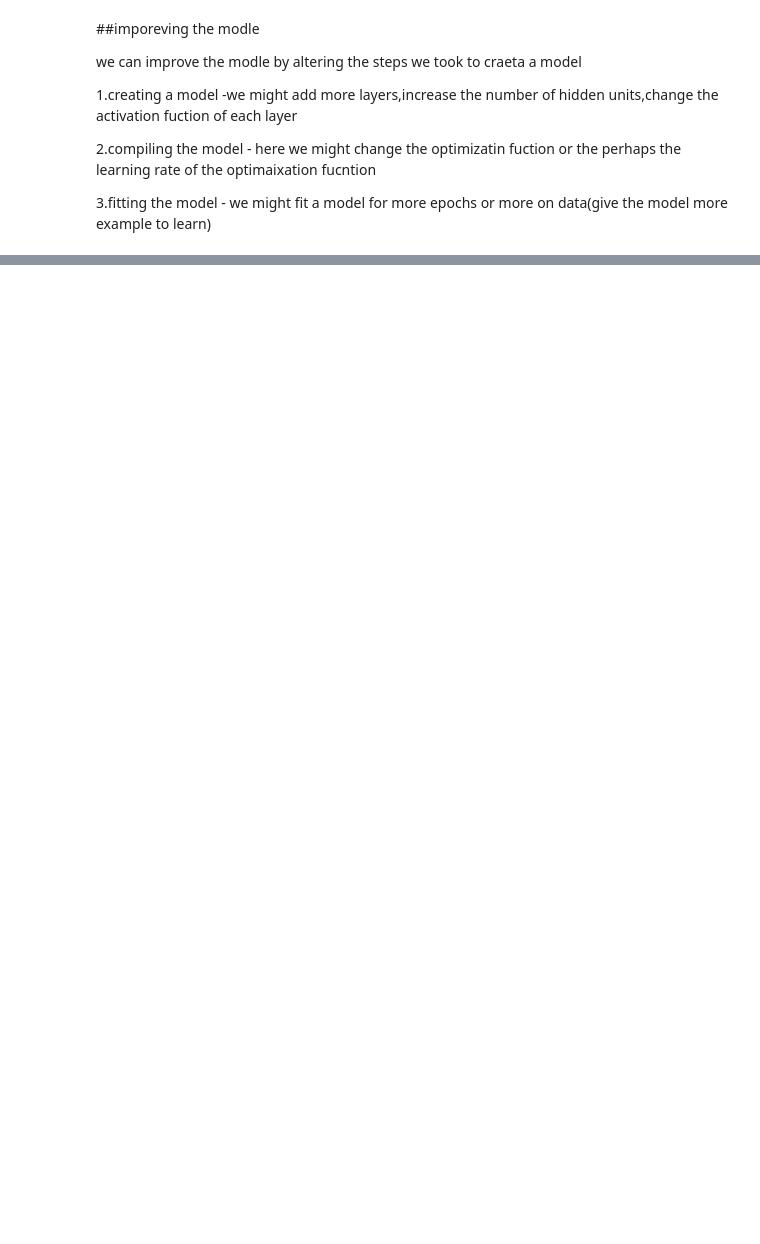
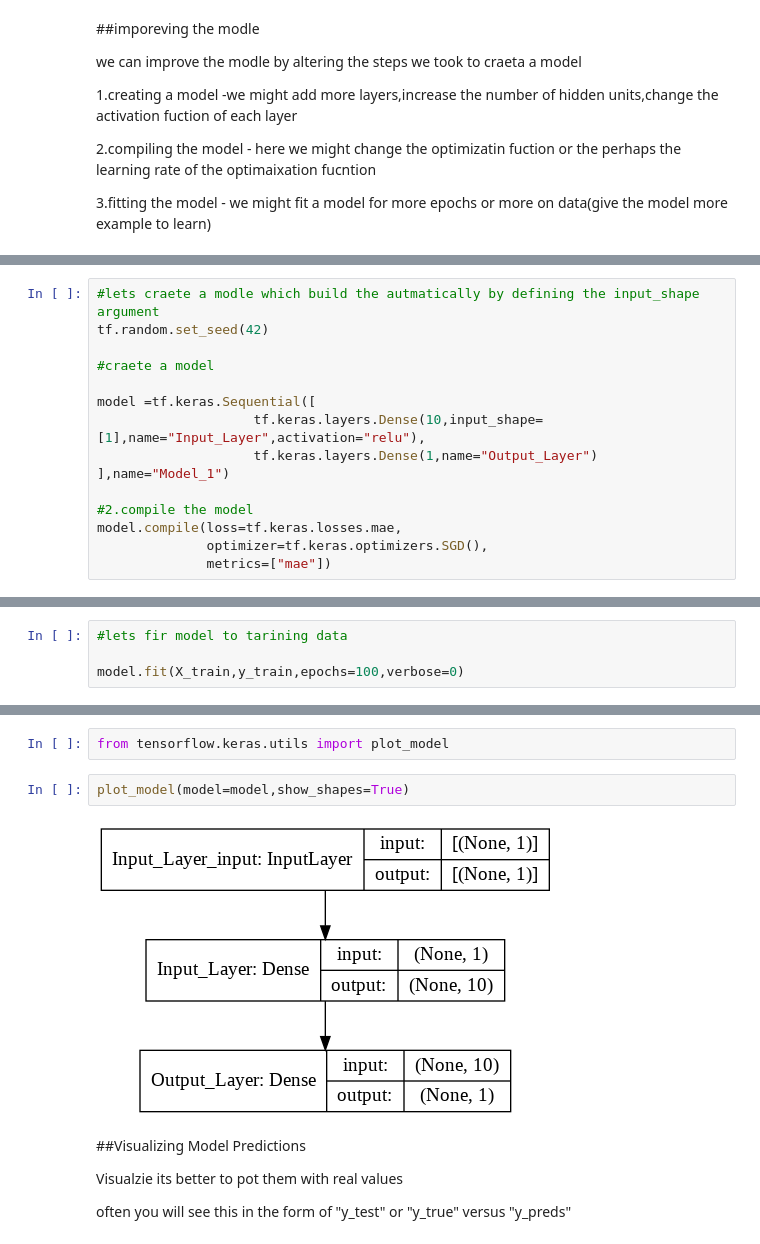
Before and after one commit to PasinduUkwatta/TensorFlow--Practise, a Jupyter notebook: 01_Neural_Network_Regression_with_Tenserflow.ipynb, the cells around one changed output, grey strips where cells are left out. Saved outputs shown, nothing was run; the diff lists cells and outputs as text; blank space fills up the shorter version.

```diff
--- a/01_Neural_Network_Regression_with_Tenserflow.ipynb
+++ b/01_Neural_Network_Regression_with_Tenserflow.ipynb
@@ -133,0 +400,15 @@ we can improve the modle by altering the steps we took to craeta a model
+# %%
+#lets craete a modle which build the autmatically by defining the input_shape argument
+tf.random.set_seed(42)
+
+#craete a model
+
+model =tf.keras.Sequential([
+                    tf.keras.layers.Dense(10,input_shape=[1],name="Input_Layer",activation="relu"),
+                    tf.keras.layers.Dense(1,name="Output_Layer")
+],name="Model_1")
+
+#2.compile the model
+model.compile(loss=tf.keras.losses.mae,
+              optimizer=tf.keras.optimizers.SGD(),
+              metrics=["mae"])
@@ -133,0 +436,4 @@ we can improve the modle by altering the steps we took to craeta a model
+# %%
+#lets fir model to tarining data
+
+model.fit(X_train,y_train,epochs=100,verbose=0)
@@ -133,0 +458,12 @@ we can improve the modle by altering the steps we took to craeta a model
+# %%
+from tensorflow.keras.utils import plot_model
+# %%
+plot_model(model=model,show_shapes=True)
+# %% [output]
+[figure, added]
+# %% [markdown]
+##Visualizing Model Predictions
+
+Visualzie its better to pot them with real values
+
+often you will see this in the form of "y_test" or "y_true" versus "y_preds"
```
Also changed, not shown: parts of 56 cells of this notebook.
